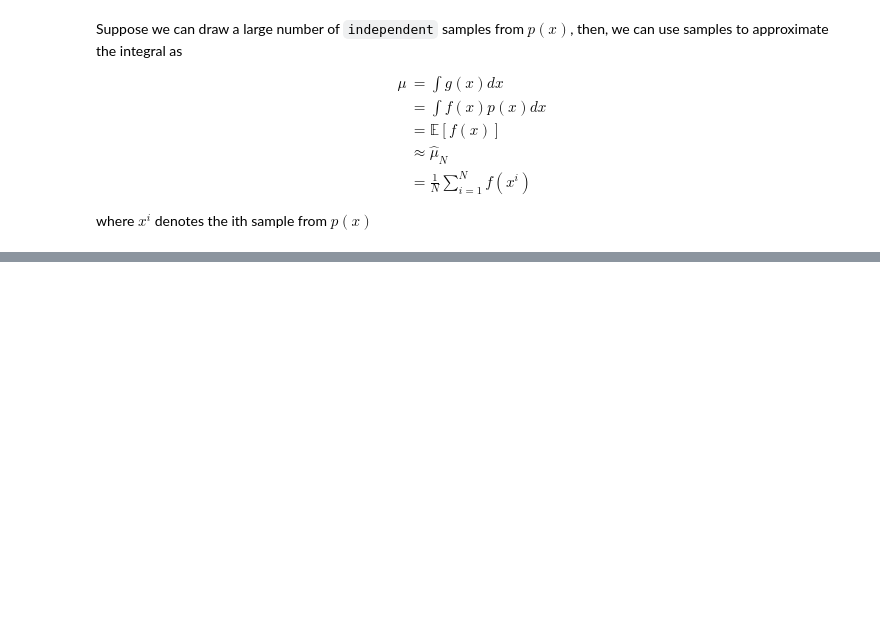
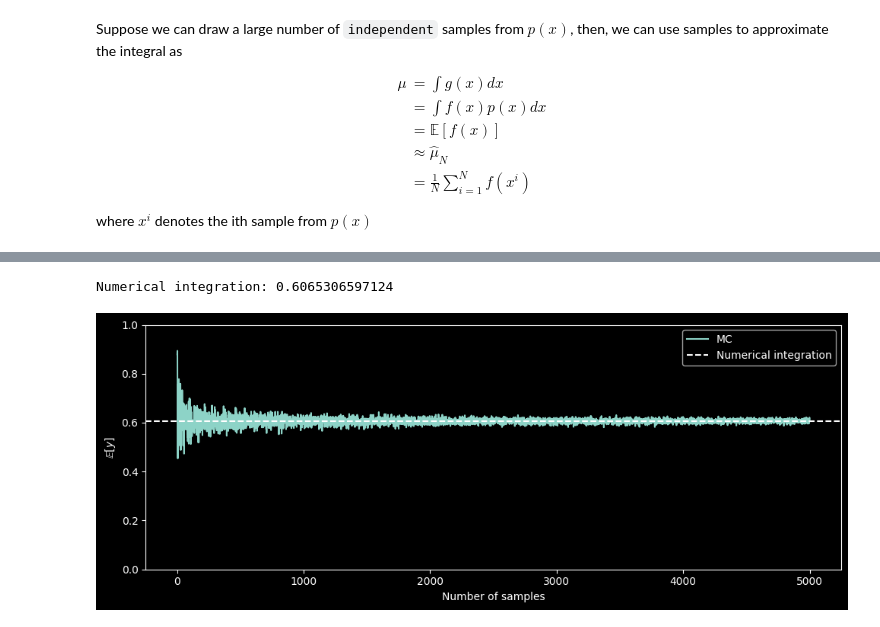
Before and after one commit to heyjianjing/time_series, a Jupyter notebook: sst_02_particle_filter.ipynb, the cells around one changed output, grey strips where cells are left out. Drawn from its saved outputs; the diff is of its cells as text; code cells hidden in the pictures; blank space fills up the shorter version.

Commit message:
add example of mean estimation

```diff
--- a/sst_02_particle_filter.ipynb
+++ b/sst_02_particle_filter.ipynb
@@ -40,3 +40,11 @@ $$\begin{align*}
 \end{align*}$$
 
 where $x^i$ denotes the ith sample from $p(x)$
+# %%
+import numpy as np
+import matplotlib.pyplot as plt
+from scipy.stats import norm
+import time
+
+plt.style.use('dark_background')
+np.set_printoptions(formatter={'float': '{: 0.2e}'.format})
@@ -42,0 +61,38 @@ where $x^i$ denotes the ith sample from $p(x)$
+# %%
+# Numerical integration
+n_bin = 10000
+sigma_v = 1
+v = np.linspace(-10, 10, n_bin)
+w_bin = v[1] - v[0]
+
+def g(v, sigma_v=sigma_v):
+    return np.cos(v) * norm.pdf(v, 0, sigma_v)
+
+e_y_num = np.sum(g(v) * w_bin)
+print(f'Numerical integration: {e_y_num}')
+# %% [output]
+Numerical integration: 0.6065306597124
+# %%
+# MC integration
+np.random.seed(42)
+n_sample = np.arange(1, 5000, 1)
+mc_results = np.zeros_like(n_sample, dtype=float)
+
+for idx, n in enumerate(n_sample):
+    v_sample = np.random.normal(0, sigma_v, n)
+    mc_results[idx] = np.mean(np.cos(v_sample))
+# %%
+# Plot
+fig, ax = plt.subplots(figsize=(10,4))
+
+ax.plot(n_sample, mc_results, '-', label='MC')
+ax.set_xlabel('Number of samples')
+ax.set_ylabel('$\mathbb{E}[y]$')
+ax.set_ylim(0, 1)
+ax.axhline(e_y_num, ls='--', label='Numerical integration')
+ax.legend()
+
+plt.tight_layout()
+plt.show()
+# %% [output]
+[figure, added]
```
Also changed, not shown: parts of 2 cells of this notebook.
